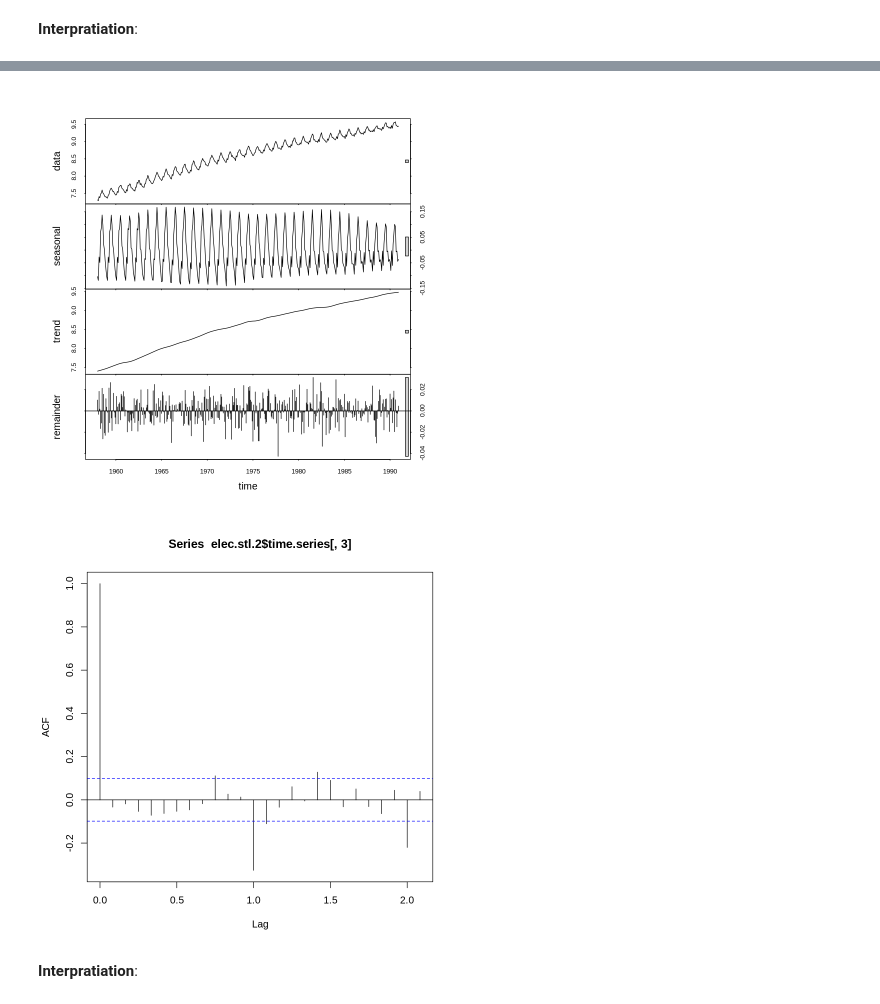
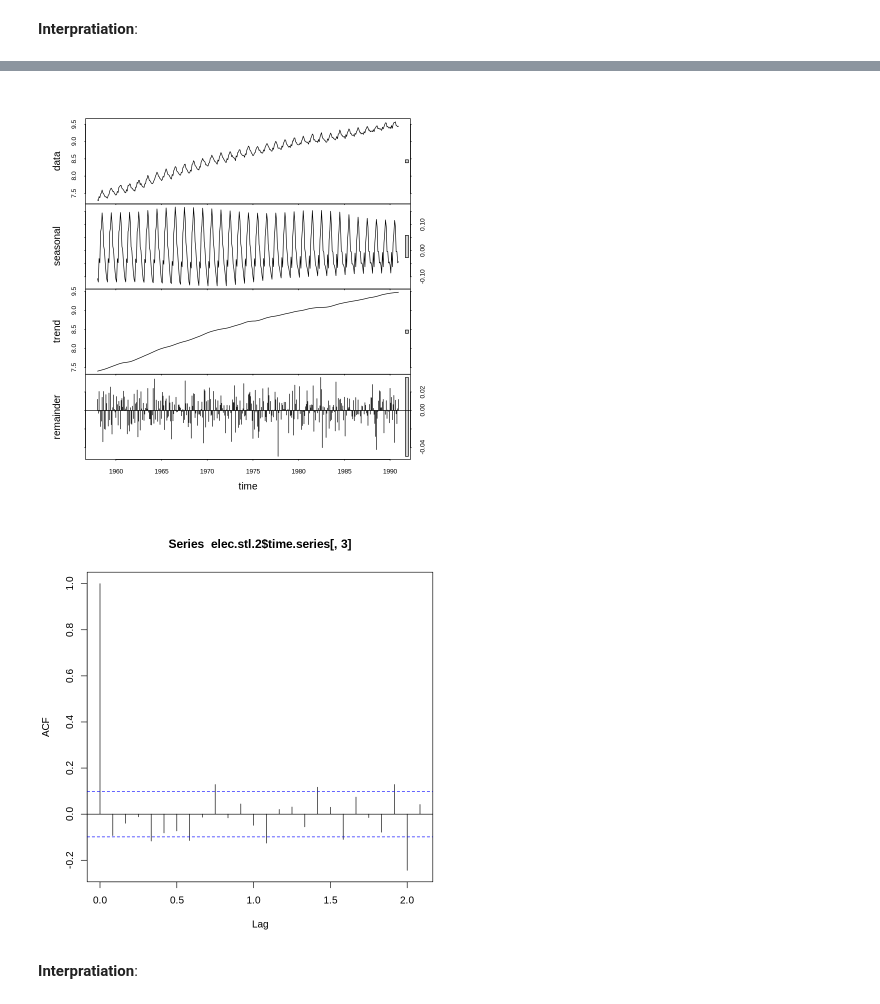
Before and after one commit to philippdrebes/MSCIDS_RTP02, a Jupyter notebook: exercises/exercise03.ipynb, the cells around one changed output, grey strips where cells are left out. Saved outputs shown, nothing was run; the diff lists cells and outputs as text; code cells hidden in the pictures.

```diff
--- a/exercises/exercise03.ipynb
+++ b/exercises/exercise03.ipynb
@@ -94,13 +100,13 @@ acf(elec.stl$time.series[,3])
 **Interpratiation**:
 # %%
 monthplot(elec.ts)
-elec.stl.2 <- stl(log(elec.ts), s.window = 7)
+elec.stl.2 <- stl(log(elec.ts), s.window = 11)
 plot(elec.stl.2)
 acf(elec.stl.2$time.series[,3])
 # %% [output]
 [figure]
-[figure, old version]
+[figure, new version]
-[figure, old version]
+[figure, new version]
 # %% [markdown]
 **Interpratiation**:
 # %% [markdown]
```
Also changed, not shown: parts of 7 cells of this notebook.
